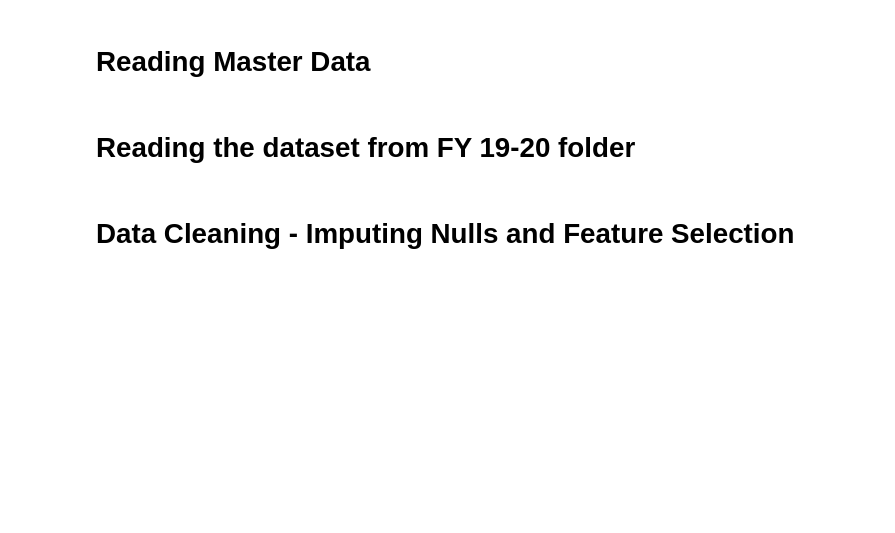
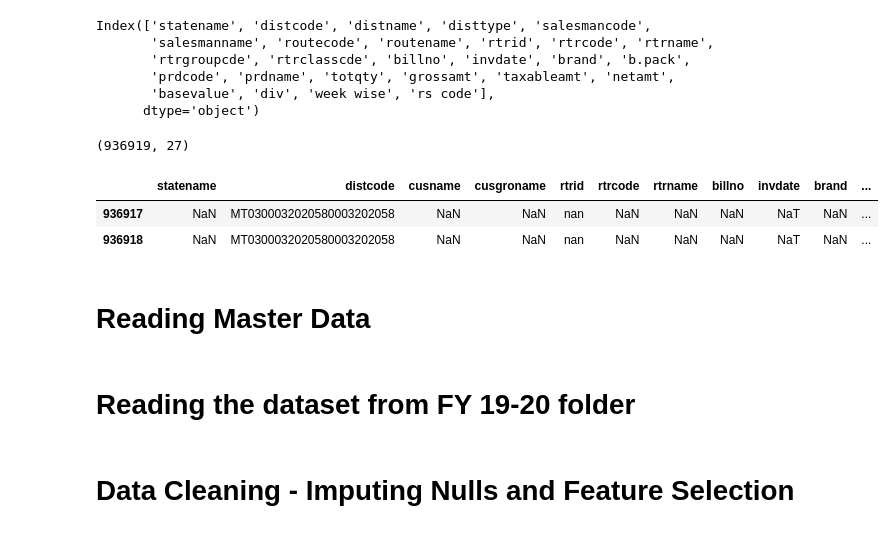
Before and after one commit to CavinKare-Digital/SSO-Marketing-Report, a Jupyter notebook: Final Code.ipynb, the cells around one changed output. Drawn from its saved outputs; the diff is of its cells as text; code cells hidden in the pictures; blank space fills up the shorter version.

```diff
--- a/Final Code.ipynb
+++ b/Final Code.ipynb
@@ -5,3 +17,33 @@ pd.options.display.float_format = '{:,.2f}'.format #for setting thhe float forma
+# %%
+data8.columns = map(str.lower, data8.columns)
+# %%
+data8.columns
+# %% [output]
+Index(['statename', 'distcode', 'distname', 'disttype', 'salesmancode',
+       'salesmanname', 'routecode', 'routename', 'rtrid', 'rtrcode', 'rtrname',
+       'rtrgroupcde', 'rtrclasscde', 'billno', 'invdate', 'brand', 'b.pack',
+       'prdcode', 'prdname', 'totqty', 'grossamt', 'taxableamt', 'netamt',
+       'basevalue', 'div', 'week wise', 'rs code'],
+      dtype='object')
+# %%
+data8 = data8.rename(columns = {"distname" : "cusname",
+                              "disttype" : "cusgroname",
+                              "rtrgroupcde" : "category"})
+# %%
+data8.shape
+# %% [output]
+(936919, 27)
+# %%
+data8 = data8[['statename', 'distcode', 'cusname', 'cusgroname', 'rtrid', 'rtrcode',
+       'rtrname', 'billno', 'invdate', 'brand', 'b.pack', 'prdcode', 'prdname',
+       'totqty', 'grossamt', 'taxableamt', 'netamt', 'basevalue', 'category',
+       'div']]
+# %%
+data8.tail(2)
+# %% [output]
+|  | statename | distcode | cusname | cusgroname | rtrid | rtrcode | rtrname | billno | invdate | brand | ... |
+| 936917 | NaN | MT0300032020580003202058 | NaN | NaN | nan | NaN | NaN | NaN | NaT | NaN | ... |
+| 936918 | NaN | MT0300032020580003202058 | NaN | NaN | nan | NaN | NaN | NaN | NaT | NaN | ... |
 # %% [markdown]
 # Reading Master Data
 # %%
```
Also changed, not shown: parts of 97 cells of this notebook.
